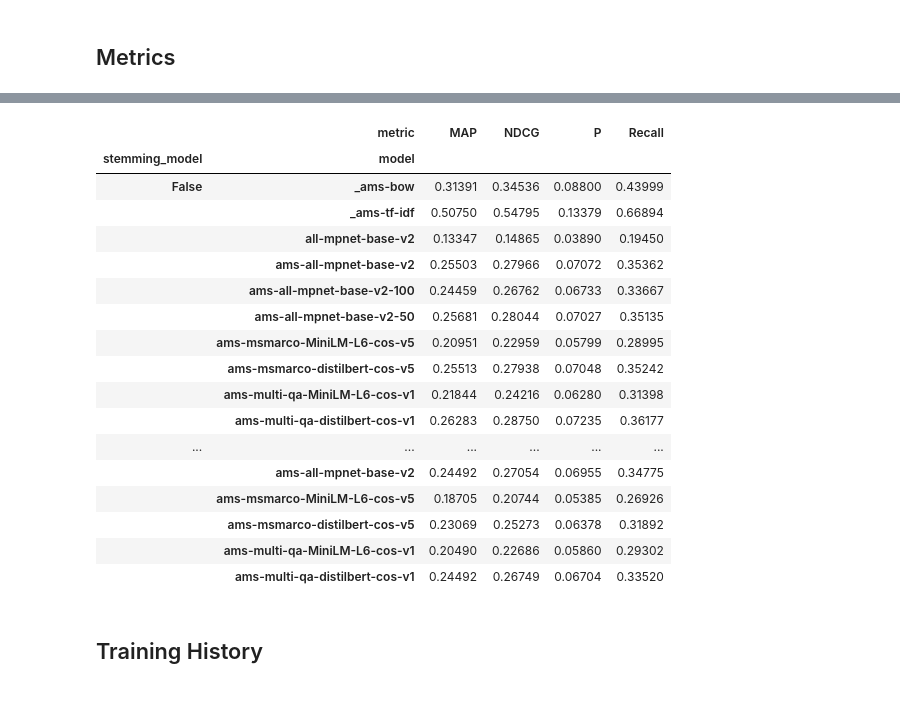
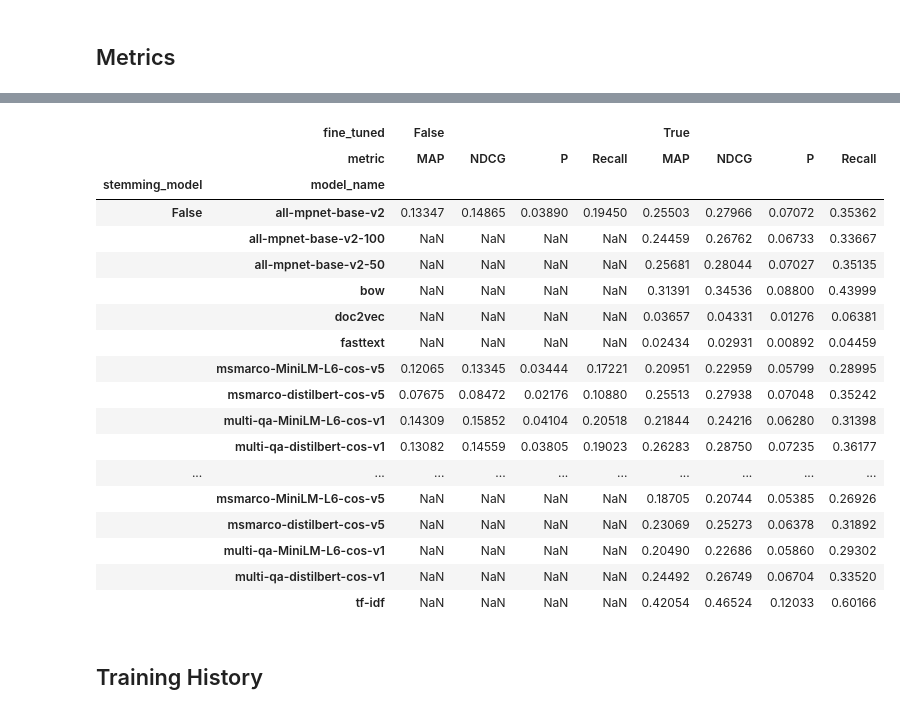
Before and after one commit to Kodesiana/project-2023-amsearch, a Jupyter notebook: notebooks/eda-evals.ipynb, the cells around one changed output, grey strips where cells are left out. Drawn from its saved outputs; the diff is of its cells as text; code cells hidden in the pictures.

Commit message:
feat: add gensim modelling

```diff
--- a/notebooks/eda-evals.ipynb
+++ b/notebooks/eda-evals.ipynb
@@ -15,8 +15,6 @@ plt.rcParams["figure.dpi"] = 300
 ## Metrics
 # %%
 df = pd.concat([pd.read_csv(x) for x in glob.glob("../data/evals/*.csv")], ignore_index=True)
-df["model"] = df["model"].str.split("/").str[-1].str.replace("-stem", "").str.replace(".joblib", "").str.replace("ams-tf", "_ams-tf").str.replace("ams-bow", "_ams-bow")
-
 df.head()
 # %% [output]
 |  | model | stemming_model | stemming_eval | metric | k | value |
@@ -27,0 +26,10 @@ df.head()
+# %%
+df["fine_tuned"] = df["model"].str.contains("ams")
+df["category"] = np.where(df["model"].str.contains("bow|tfidf|doc2vec|fasttext"), "traditional", "bert")
+df["model_name"] = (df["model"].str.split("/")
+    .str[-1]
+    .str.replace("ams-|-stem|\.joblib|\.gensim", "", regex=True)
+)
+
+df = df.drop(columns=["model"])
+df.head()
@@ -28,27 +43,28 @@ df.head()
 # %%
 df.to_csv("../data/eval-all.csv", index=False, sep=";", decimal=",")
 # %%
-dd = df[(df["k"] == 5) & (~df["stemming_eval"])].pivot_table(index=["stemming_model", "model"], columns=["metric"], values="value")
+dd = df[(df["k"] == 5) & (~df["stemming_eval"])].pivot_table(index=["stemming_model", "model_name"], columns=["fine_tuned", "metric"], values="value")
 dd
 # %% [output]
-|  | metric | MAP | NDCG | P | Recall |
-| stemming_model | model |  |  |  |  |
-| False | _ams-bow | 0.31391 | 0.34536 | 0.08800 | 0.43999 |
-|  | _ams-tf-idf | 0.50750 | 0.54795 | 0.13379 | 0.66894 |
-|  | all-mpnet-base-v2 | 0.13347 | 0.14865 | 0.03890 | 0.19450 |
-|  | ams-all-mpnet-base-v2 | 0.25503 | 0.27966 | 0.07072 | 0.35362 |
-|  | ams-all-mpnet-base-v2-100 | 0.24459 | 0.26762 | 0.06733 | 0.33667 |
-|  | ams-all-mpnet-base-v2-50 | 0.25681 | 0.28044 | 0.07027 | 0.35135 |
-|  | ams-msmarco-MiniLM-L6-cos-v5 | 0.20951 | 0.22959 | 0.05799 | 0.28995 |
-|  | ams-msmarco-distilbert-cos-v5 | 0.25513 | 0.27938 | 0.07048 | 0.35242 |
-|  | ams-multi-qa-MiniLM-L6-cos-v1 | 0.21844 | 0.24216 | 0.06280 | 0.31398 |
-|  | ams-multi-qa-distilbert-cos-v1 | 0.26283 | 0.28750 | 0.07235 | 0.36177 |
-| ... | ... | ... | ... | ... | ... |
-|  | ams-all-mpnet-base-v2 | 0.24492 | 0.27054 | 0.06955 | 0.34775 |
-|  | ams-msmarco-MiniLM-L6-cos-v5 | 0.18705 | 0.20744 | 0.05385 | 0.26926 |
-|  | ams-msmarco-distilbert-cos-v5 | 0.23069 | 0.25273 | 0.06378 | 0.31892 |
-|  | ams-multi-qa-MiniLM-L6-cos-v1 | 0.20490 | 0.22686 | 0.05860 | 0.29302 |
-|  | ams-multi-qa-distilbert-cos-v1 | 0.24492 | 0.26749 | 0.06704 | 0.33520 |
+|  | fine_tuned | False |  |  |  | True |  |  |  |
+|  | metric | MAP | NDCG | P | Recall | MAP | NDCG | P | Recall |
+| stemming_model | model_name |  |  |  |  |  |  |  |  |
+| False | all-mpnet-base-v2 | 0.13347 | 0.14865 | 0.03890 | 0.19450 | 0.25503 | 0.27966 | 0.07072 | 0.35362 |
+|  | all-mpnet-base-v2-100 | NaN | NaN | NaN | NaN | 0.24459 | 0.26762 | 0.06733 | 0.33667 |
+|  | all-mpnet-base-v2-50 | NaN | NaN | NaN | NaN | 0.25681 | 0.28044 | 0.07027 | 0.35135 |
+|  | bow | NaN | NaN | NaN | NaN | 0.31391 | 0.34536 | 0.08800 | 0.43999 |
+|  | doc2vec | NaN | NaN | NaN | NaN | 0.03657 | 0.04331 | 0.01276 | 0.06381 |
+|  | fasttext | NaN | NaN | NaN | NaN | 0.02434 | 0.02931 | 0.00892 | 0.04459 |
+|  | msmarco-MiniLM-L6-cos-v5 | 0.12065 | 0.13345 | 0.03444 | 0.17221 | 0.20951 | 0.22959 | 0.05799 | 0.28995 |
+|  | msmarco-distilbert-cos-v5 | 0.07675 | 0.08472 | 0.02176 | 0.10880 | 0.25513 | 0.27938 | 0.07048 | 0.35242 |
+|  | multi-qa-MiniLM-L6-cos-v1 | 0.14309 | 0.15852 | 0.04104 | 0.20518 | 0.21844 | 0.24216 | 0.06280 | 0.31398 |
+|  | multi-qa-distilbert-cos-v1 | 0.13082 | 0.14559 | 0.03805 | 0.19023 | 0.26283 | 0.28750 | 0.07235 | 0.36177 |
+| ... | ... | ... | ... | ... | ... | ... | ... | ... | ... |
+|  | msmarco-MiniLM-L6-cos-v5 | NaN | NaN | NaN | NaN | 0.18705 | 0.20744 | 0.05385 | 0.26926 |
+|  | msmarco-distilbert-cos-v5 | NaN | NaN | NaN | NaN | 0.23069 | 0.25273 | 0.06378 | 0.31892 |
+|  | multi-qa-MiniLM-L6-cos-v1 | NaN | NaN | NaN | NaN | 0.20490 | 0.22686 | 0.05860 | 0.29302 |
+|  | multi-qa-distilbert-cos-v1 | NaN | NaN | NaN | NaN | 0.24492 | 0.26749 | 0.06704 | 0.33520 |
+|  | tf-idf | NaN | NaN | NaN | NaN | 0.42054 | 0.46524 | 0.12033 | 0.60166 |
 # %% [markdown]
 ## Training History
 # %%
```
Also changed, not shown: parts of 2 cells of this notebook, 7 other files.
